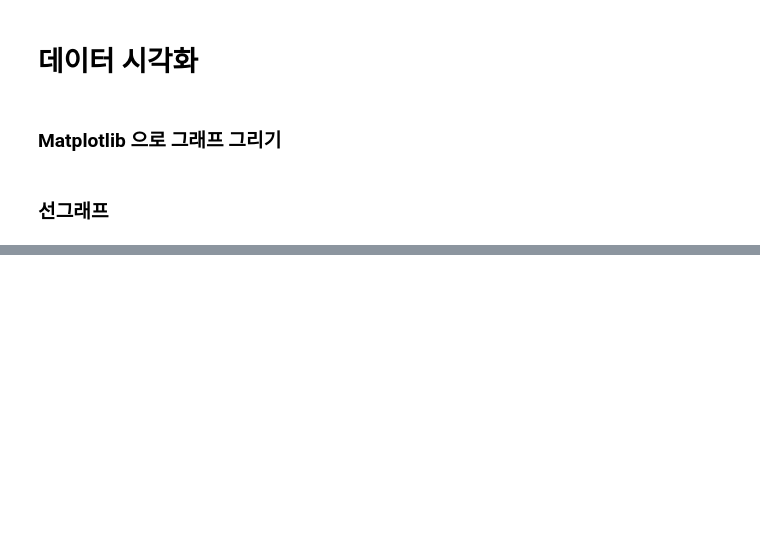
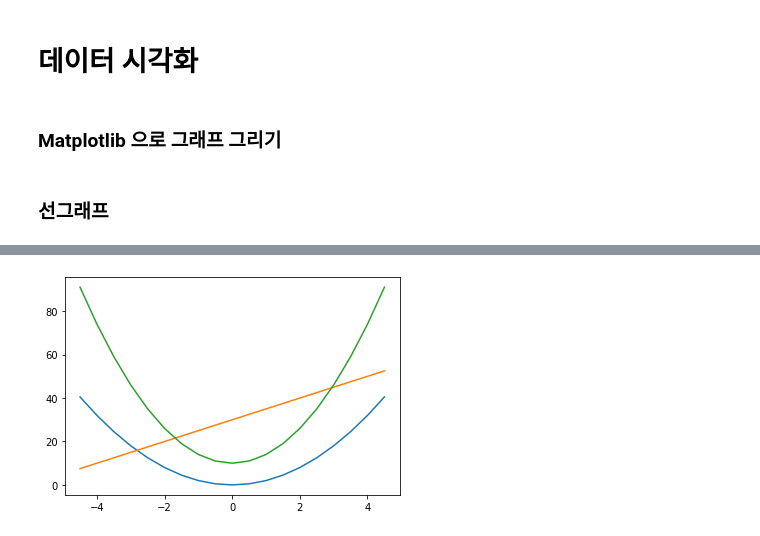
Before and after one commit to janggunhee/DS-stusy, a Jupyter notebook: PANDAS/Matplotlib Basic 1.ipynb, the cells around one changed output, grey strips where cells are left out. Drawn from its saved outputs; the diff is of its cells as text; code cells hidden in the pictures; blank space fills up the shorter version.

```diff
--- a/PANDAS/Matplotlib Basic 1.ipynb
+++ b/PANDAS/Matplotlib Basic 1.ipynb
@@ -25,0 +55,12 @@ ImportError: Failed to import any qt binding
+# %%
+x = np.arange(-4.5, 5, 0.5)
+y1 = 2*x**2
+y2 = 5*x + 30
+y3 = 4*x**2 + 10
+# %%
+plt.plot(x, y1)
+plt.plot(x, y2)
+plt.plot(x, y3)
+plt.show()
+# %% [output]
+[figure, added]
```
Also changed, not shown: parts of 54 cells of this notebook, 1 other file.
